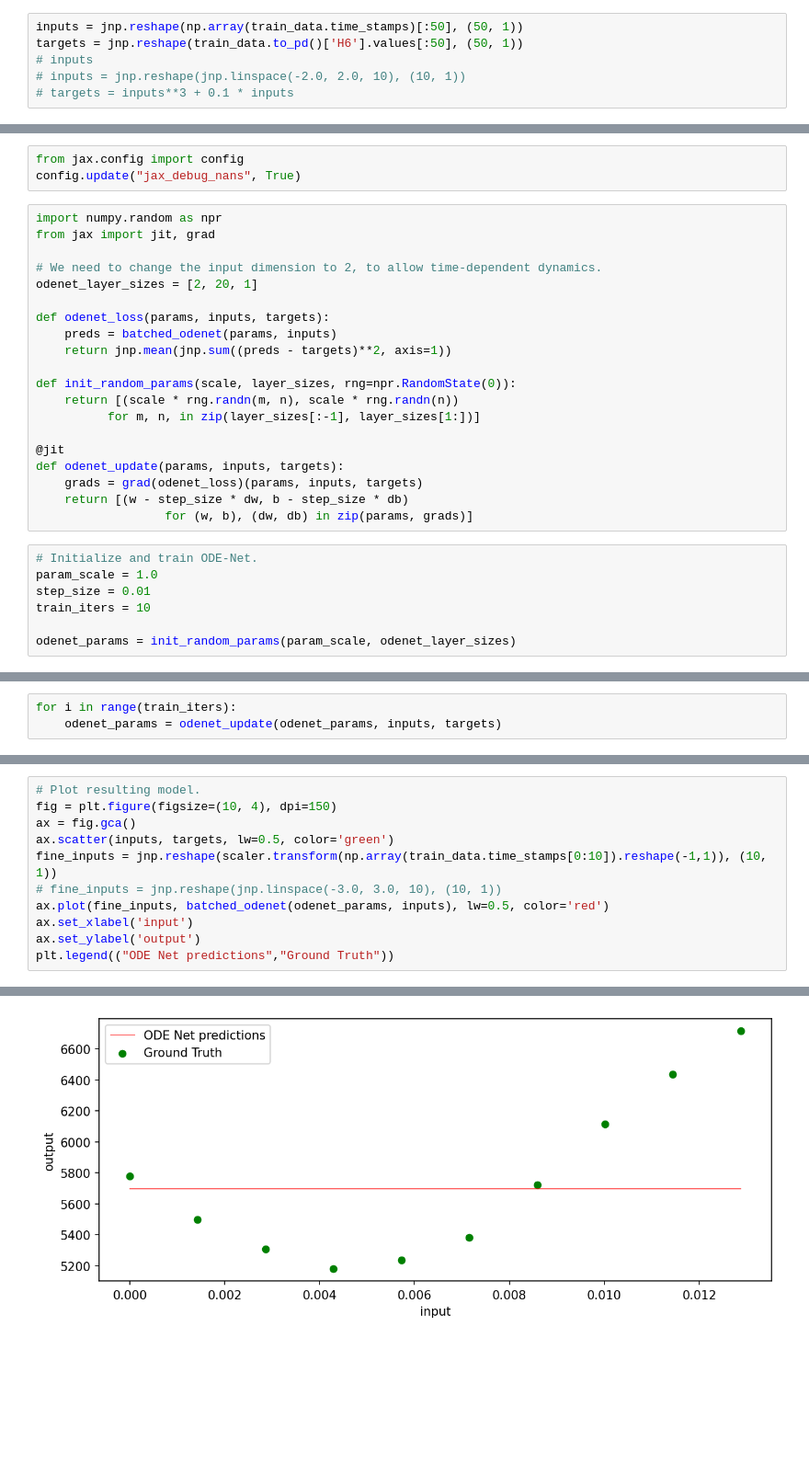
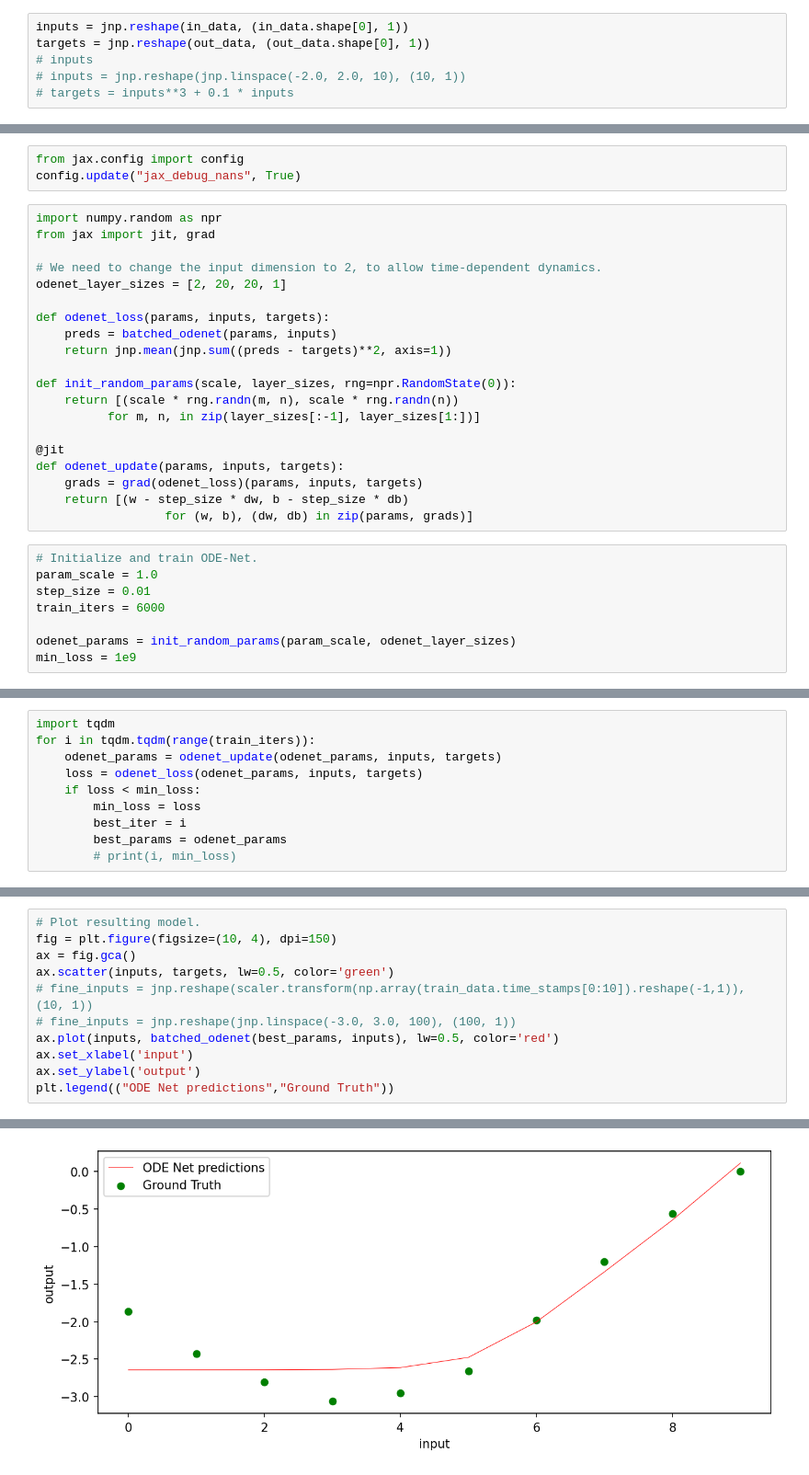
Before and after one commit to dt024/NODE, a Jupyter notebook: M4_exp.ipynb, the cells around one changed output, grey strips where cells are left out. Shown at 92% size. Drawn from its saved outputs; the diff is of its cells as text; blank space fills up the shorter version.

```diff
--- a/M4_exp.ipynb
+++ b/M4_exp.ipynb
@@ -63,6 +68,6 @@ scaler = MinMaxScaler()
 # %%
-inputs = jnp.reshape(np.array(train_data.time_stamps)[:50], (50, 1))
-targets = jnp.reshape(train_data.to_pd()['H6'].values[:50], (50, 1))
+inputs = jnp.reshape(in_data, (in_data.shape[0], 1))
+targets = jnp.reshape(out_data, (out_data.shape[0], 1))
 # inputs
 # inputs = jnp.reshape(jnp.linspace(-2.0, 2.0, 10), (10, 1))
 # targets = inputs**3 + 0.1 * inputs
@@ -74,7 +81,7 @@ import numpy.random as npr
 from jax import jit, grad
 
 # We need to change the input dimension to 2, to allow time-dependent dynamics.
-odenet_layer_sizes = [2, 20, 1]
+odenet_layer_sizes = [2, 20, 20, 1]
 
 def odenet_loss(params, inputs, targets):
     preds = batched_odenet(params, inputs)
@@ -93,6 +100,7 @@ def odenet_update(params, inputs, targets):
 # Initialize and train ODE-Net.
 param_scale = 1.0
 step_size = 0.01
-train_iters = 10
+train_iters = 6000
 
 odenet_params = init_random_params(param_scale, odenet_layer_sizes)
+min_loss = 1e9
@@ -99,3 +109,10 @@ odenet_params = init_random_params(param_scale, odenet_layer_sizes)
 # %%
-for i in range(train_iters):
+import tqdm
+for i in tqdm.tqdm(range(train_iters)):
     odenet_params = odenet_update(odenet_params, inputs, targets)
+    loss = odenet_loss(odenet_params, inputs, targets)
+    if loss < min_loss:
+        min_loss = loss
+        best_iter = i
+        best_params = odenet_params
+        # print(i, min_loss)
@@ -109,14 +125,14 @@ batched_odenet(odenet_params, inputs)
 # %%
 # Plot resulting model.
 fig = plt.figure(figsize=(10, 4), dpi=150)
 ax = fig.gca()
 ax.scatter(inputs, targets, lw=0.5, color='green')
-fine_inputs = jnp.reshape(scaler.transform(np.array(train_data.time_stamps[0:10]).reshape(-1,1)), (10, 1))
-# fine_inputs = jnp.reshape(jnp.linspace(-3.0, 3.0, 10), (10, 1))
-ax.plot(fine_inputs, batched_odenet(odenet_params, inputs), lw=0.5, color='red')
+# fine_inputs = jnp.reshape(scaler.transform(np.array(train_data.time_stamps[0:10]).reshape(-1,1)), (10, 1))
+# fine_inputs = jnp.reshape(jnp.linspace(-3.0, 3.0, 100), (100, 1))
+ax.plot(inputs, batched_odenet(best_params, inputs), lw=0.5, color='red')
 ax.set_xlabel('input')
 ax.set_ylabel('output')
 plt.legend(("ODE Net predictions","Ground Truth"))
 # %% [output]
 <matplotlib.legend.Legend at 0x...>
-[figure, old version]
+[figure, new version]
```
Also changed, not shown: parts of 17 cells of this notebook, 4 other files.
